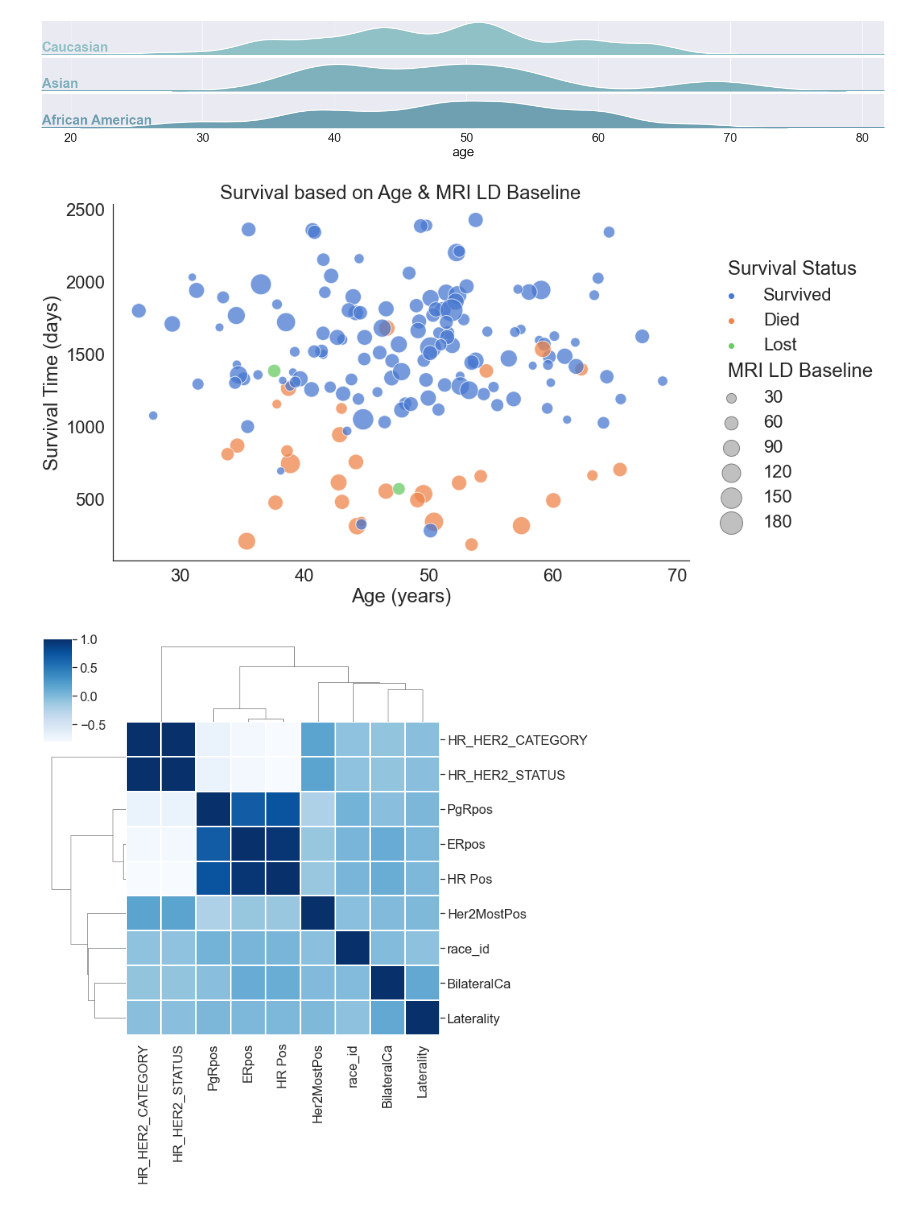
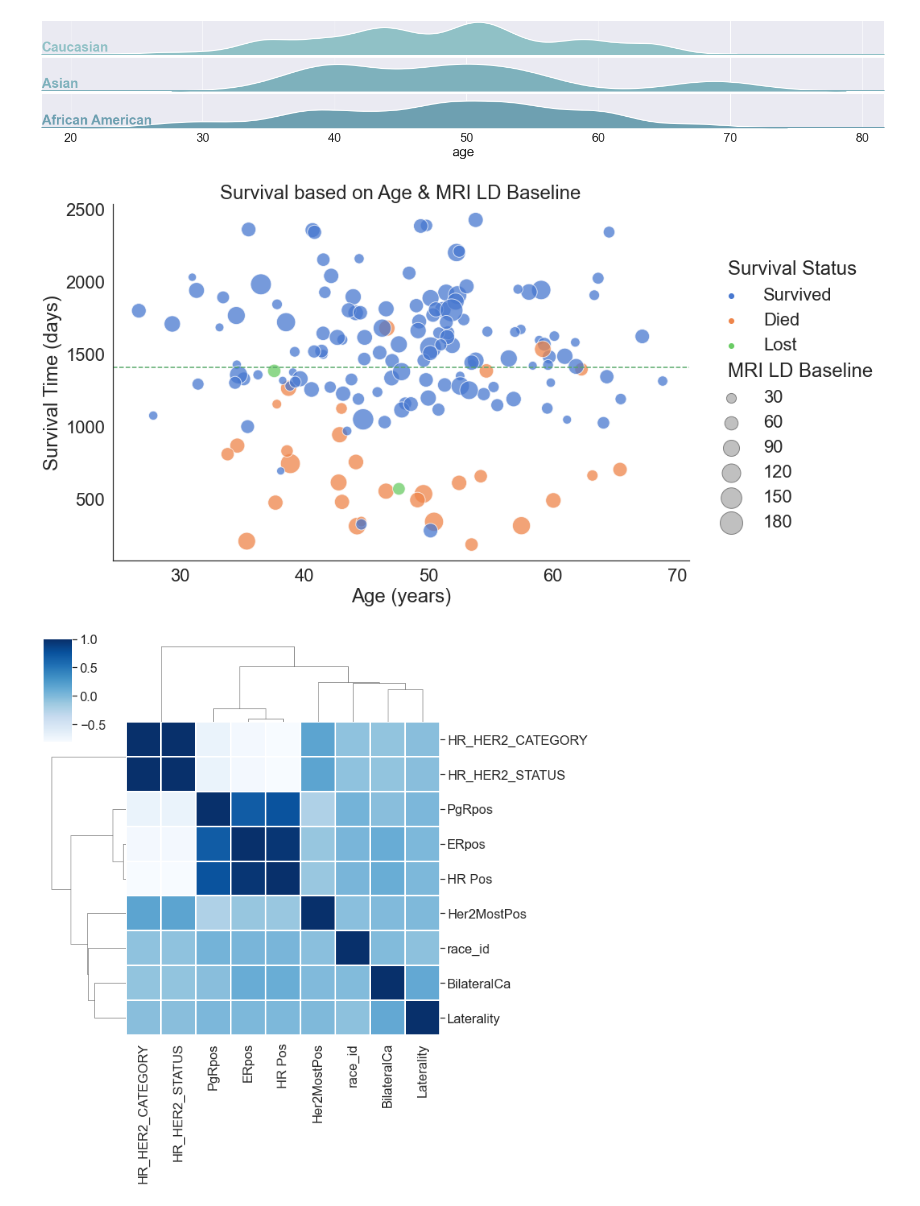
Before and after one commit to moodyalam/braintumourcharity, a Jupyter notebook: TBTC-Task.ipynb, the cells around one changed output. Cells and saved outputs as stored; diff of their text form; code cells hidden in the pictures.

```diff
--- a/TBTC-Task.ipynb
+++ b/TBTC-Task.ipynb
@@ -199,30 +200,32 @@ g.despine(bottom=True, left=True);
 # %%
 #To explore survival based on age and a tumor factor
 df = df_org.copy()
 df.dropna(inplace=True)
+
 
 sns.set(rc={'figure.figsize':(1, 8)}, style="white", font_scale=2)
 
 g = sns.relplot(x="age", y="survDtD2 (tx)", hue="sstat", size="MRI LD Baseline",
             sizes=(100, 800), alpha=0.75, palette="muted",
             height=8, aspect = 1.5, facet_kws={"legend_out": True}, data=df)
 
 legend_labels = ['Survival Status', 'Survived', 'Died', 'Lost']
 for i,j, in zip(g._legend.texts[0:4], legend_labels): i.set_text(j)
 
 for i in g._legend.legendHandles[4:]:
     i.set_facecolors(['silver'])
     i.set_edgecolors(['grey'])
 
-#plt.axhline(df['survDtD2 (tx)'].mean(), linestyle = '--', color = 'g')
+plt.axhline(df['survDtD2 (tx)'].mean(), linestyle = '--', color = 'g')
 #plt.axvline(df['age'].mean(), linestyle = '--', color = 'y')
 
 g.set(xlabel="Age (years)", ylabel = "Survival Time (days)", title='Survival based on Age & MRI LD Baseline')
 g.tight_layout()
 
 #display(df['survDtD2 (tx)'].describe())
+#print(df.groupby('sstat')['survDtD2 (tx)'].mean())
 # %% [output]
-[figure, old version]
+[figure, new version]
 # %%
 # Just to get a feel for clusters without too much scaling / engineering
 df = df_org.copy()
```
Also changed, not shown: parts of 9 cells of this notebook.
